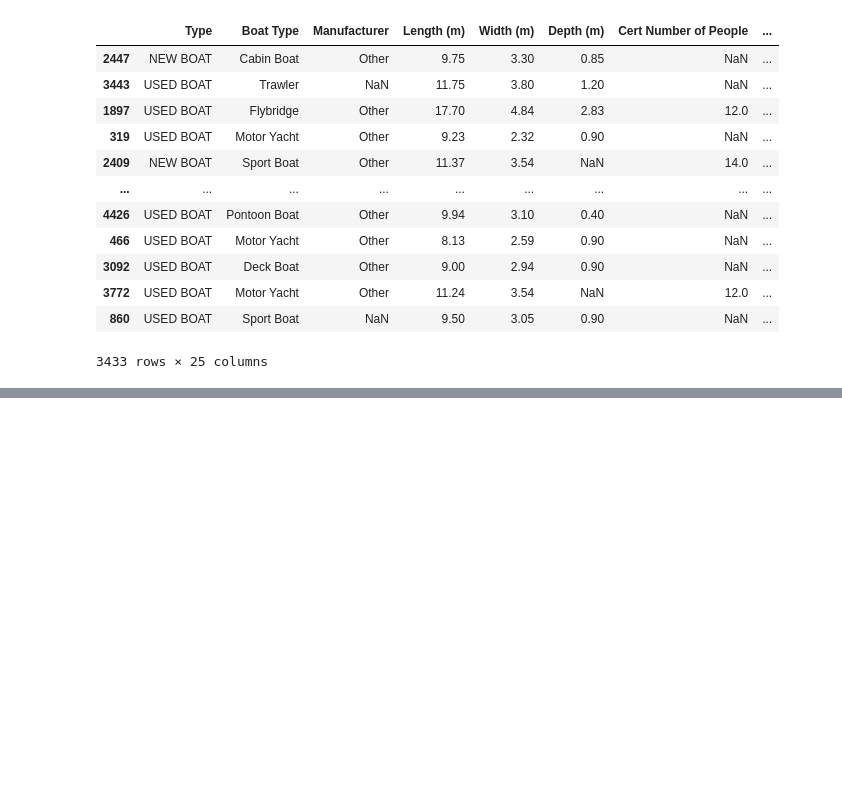
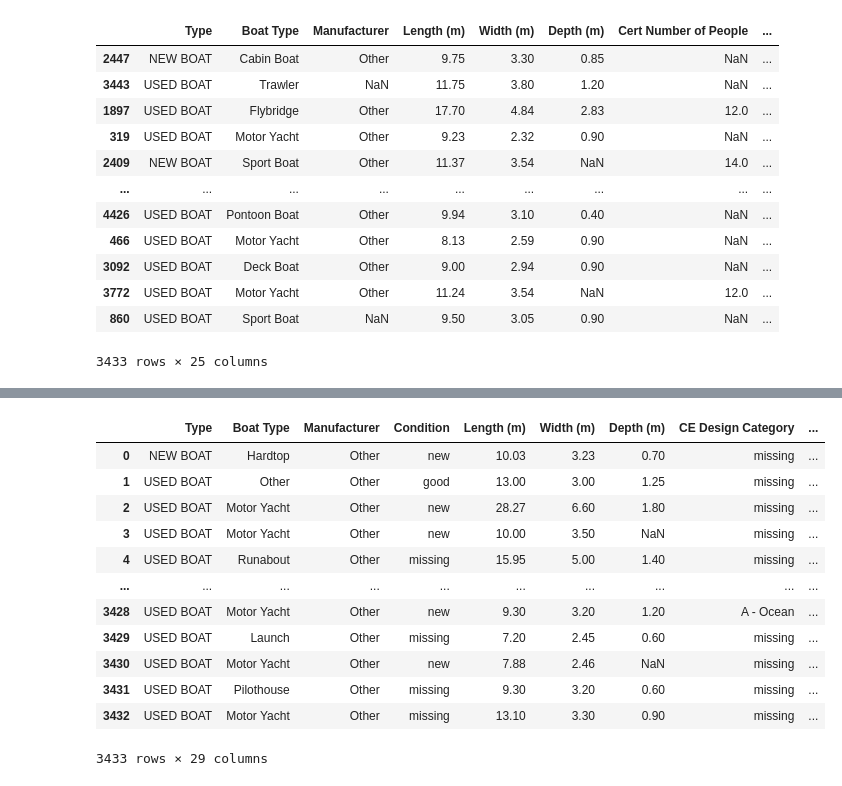
Before and after one commit to kristy25/AcademyPublic, a Jupyter notebook: Untitled1.ipynb, the cells around one changed output, grey strips where cells are left out. Cells and saved outputs as stored; diff of their text form; code cells hidden in the pictures; blank space fills up the shorter version.

```diff
--- a/Untitled1.ipynb
+++ b/Untitled1.ipynb
@@ -2021,0 +2094,8 @@ train.to_csv(r'C:\Users\YZ55AX\Documents\OVF\DataAcademy\train.csv')
+# %%
+# For the categorical features where we have no idea about the reason of the missing, we impute by the category Missing
+# On met à jour la liste
+col_categoricals = [col for col in train.columns if train[col].dtype=='O']
+
+for col in col_categoricals :
+    print(f"Imputation of missing values of column '{col}' by 'missing'")
+    train[col] = train[col].fillna('missing')
@@ -2021,0 +2111,17 @@ train.to_csv(r'C:\Users\YZ55AX\Documents\OVF\DataAcademy\train.csv')
+# %%
+train.reset_index(drop=True, inplace=True)
+train
+# %% [output]
+|  | Type | Boat Type | Manufacturer | Condition | Length (m) | Width (m) | Depth (m) | CE Design Category | ... |
+| 0 | NEW BOAT | Hardtop | Other | new | 10.03 | 3.23 | 0.70 | missing | ... |
+| 1 | USED BOAT | Other | Other | good | 13.00 | 3.00 | 1.25 | missing | ... |
+| 2 | USED BOAT | Motor Yacht | Other | new | 28.27 | 6.60 | 1.80 | missing | ... |
+| 3 | USED BOAT | Motor Yacht | Other | new | 10.00 | 3.50 | NaN | missing | ... |
+| 4 | USED BOAT | Runabout | Other | missing | 15.95 | 5.00 | 1.40 | missing | ... |
+| ... | ... | ... | ... | ... | ... | ... | ... | ... | ... |
+| 3428 | USED BOAT | Motor Yacht | Other | new | 9.30 | 3.20 | 1.20 | A - Ocean | ... |
+| 3429 | USED BOAT | Launch | Other | missing | 7.20 | 2.45 | 0.60 | missing | ... |
+| 3430 | USED BOAT | Motor Yacht | Other | new | 7.88 | 2.46 | NaN | missing | ... |
+| 3431 | USED BOAT | Pilothouse | Other | missing | 9.30 | 3.20 | 0.60 | missing | ... |
+| 3432 | USED BOAT | Motor Yacht | Other | missing | 13.10 | 3.30 | 0.90 | missing | ... |
+3433 rows × 29 columns
```
Also changed, not shown: parts of 45 cells of this notebook.
